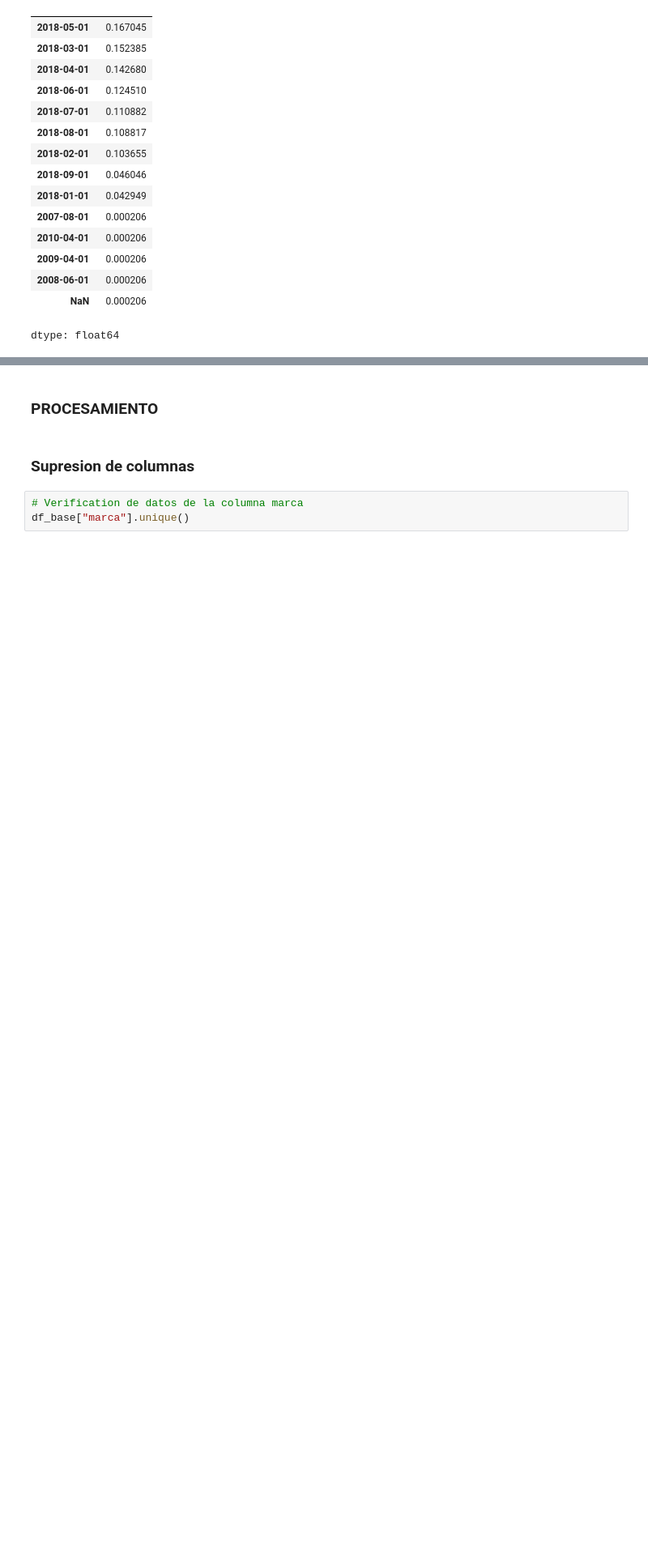
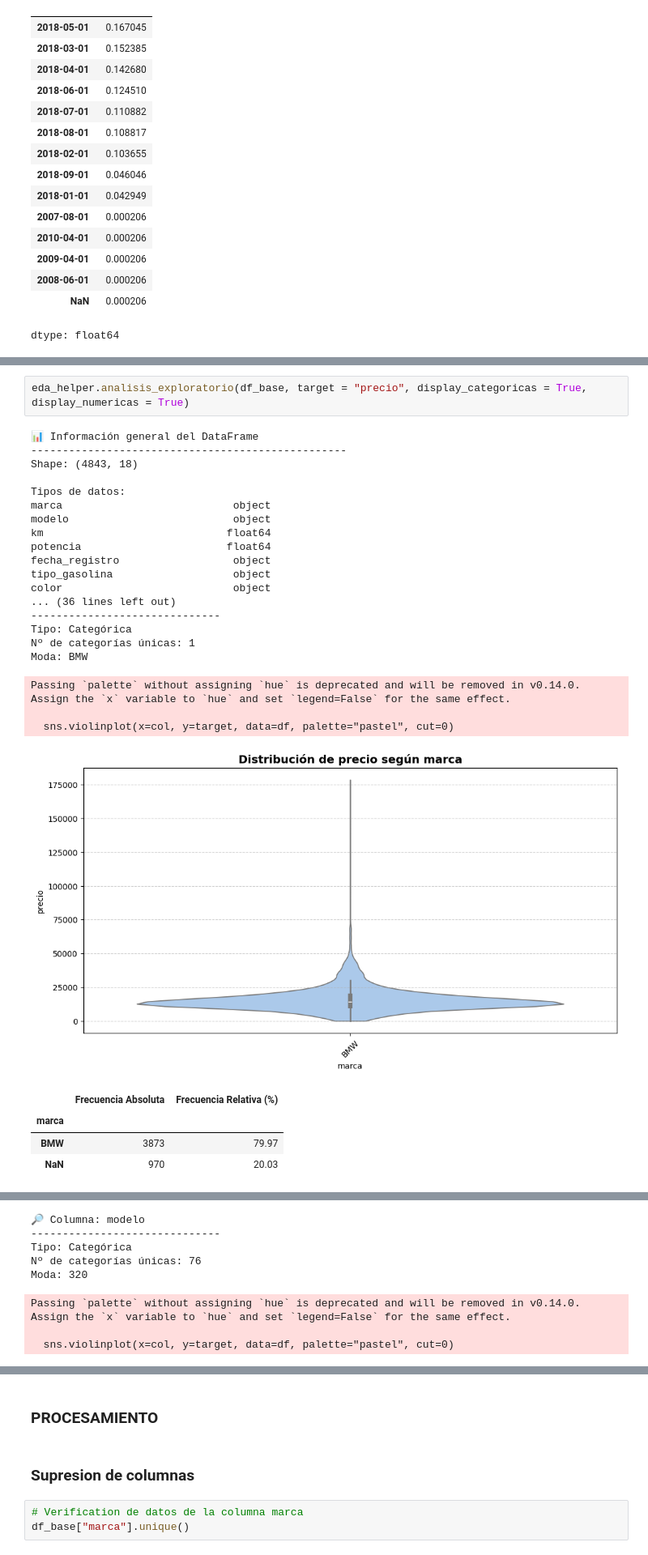
Before and after one commit to alexisnlh/entregable_1_data_engineering, a Jupyter notebook: notebooks_individuales/Jorge_SILVAZUNIGA/entregable_1_data_engineering_Jorge_SILVAZUNIGA_PART_1.ipynb, the cells around one changed output, grey strips where cells are left out. Shown at 81% size. Drawn from its saved outputs; the diff is of its cells as text; blank space fills up the shorter version.

Commit message:
creation de helper y correlacion de variables con el precio

```diff
--- a/notebooks_individuales/Jorge_SILVAZUNIGA/entregable_1_data_engineering_Jorge_SILVAZUNIGA_PART_1.ipynb
+++ b/notebooks_individuales/Jorge_SILVAZUNIGA/entregable_1_data_engineering_Jorge_SILVAZUNIGA_PART_1.ipynb
@@ -270,0 +106,28 @@ Moda: 2013-07-01
+# %%
+eda_helper.analisis_exploratorio(df_base, target = "precio", display_categoricas = True, display_numericas = True)
+# %% [output]
+📊 Información general del DataFrame
+--------------------------------------------------
+Shape: (4843, 18)
+
+Tipos de datos:
+marca                           object
+modelo                          object
+km                             float64
+potencia                       float64
+fecha_registro                  object
+tipo_gasolina                   object
+color                           object
+... (36 lines left out)
+------------------------------
+Tipo: Categórica
+Nº de categorías únicas: 1
+Moda: BMW
+Passing `palette` without assigning `hue` is deprecated and will be removed in v0.14.0. Assign the `x` variable to `hue` and set `legend=False` for the same effect.
+
+  sns.violinplot(x=col, y=target, data=df, palette="pastel", cut=0)
+[figure, added]
+|  | Frecuencia Absoluta | Frecuencia Relativa (%) |
+| marca |  |  |
+| BMW | 3873 | 79.97 |
+| NaN | 970 | 20.03 |
@@ -270,0 +135,8 @@ Moda: 2013-07-01
+🔎 Columna: modelo
+------------------------------
+Tipo: Categórica
+Nº de categorías únicas: 76
+Moda: 320
+Passing `palette` without assigning `hue` is deprecated and will be removed in v0.14.0. Assign the `x` variable to `hue` and set `legend=False` for the same effect.
+
+  sns.violinplot(x=col, y=target, data=df, palette="pastel", cut=0)
```
Also changed, not shown: parts of 6 cells of this notebook, 2 other files.
